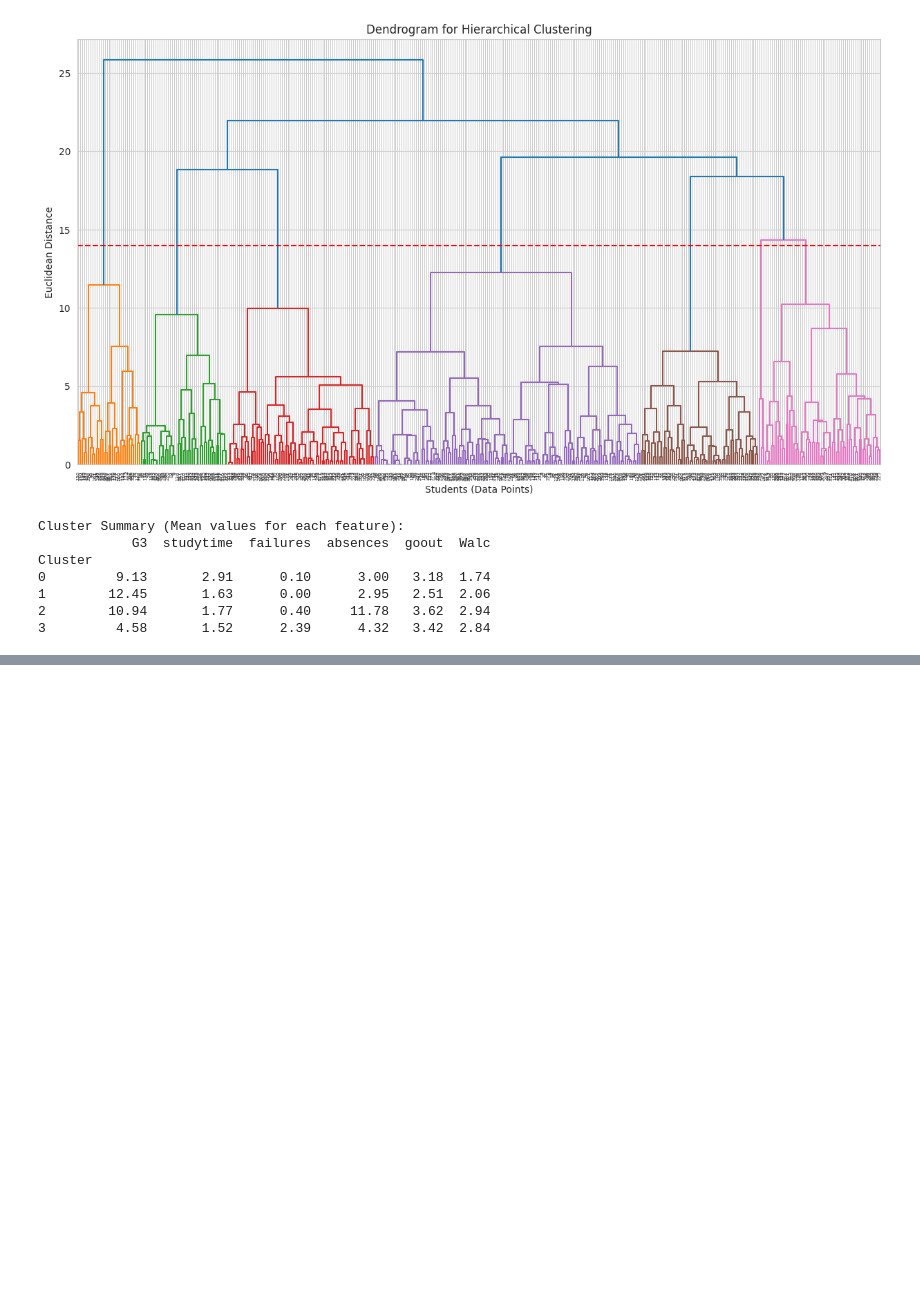
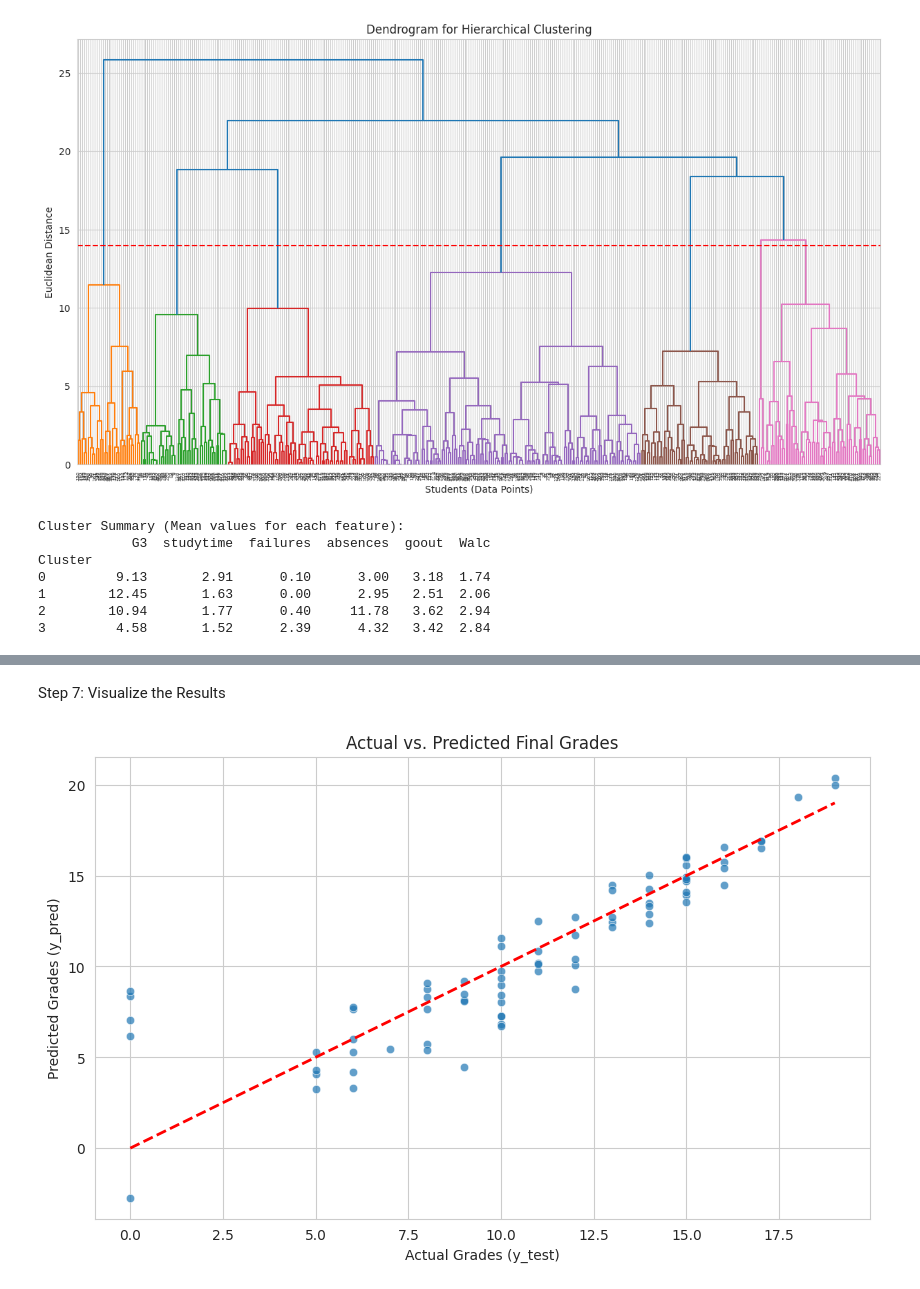
Before and after one commit to Ayushmaan101/EDA-CourseProject, a Jupyter notebook: 22BDS0367.ipynb, the cells around one changed output, grey strips where cells are left out. Cells and saved outputs as stored; diff of their text form; code cells hidden in the pictures; blank space fills up the shorter version.

Commit message:
Add files via upload
Completed Phase 3: Added PCA and Regression Model

```diff
--- a/22BDS0367.ipynb
+++ b/22BDS0367.ipynb
@@ -562,0 +667,15 @@ Cluster
+# %%
+# Define the target variable (y)
+y = df['G3']
+
+# Define the features (X)
+# We'll select a strong mix of numerical and categorical features
+features = [
+    'G1', 'G2', 'studytime', 'failures', 'absences', 'Medu', 'Fedu',
+    'goout', 'Dalc', 'Walc', 'health', 'age', 'sex', 'internet',
+    'romantic', 'higher', 'schoolsup', 'famsup'
+]
+
+X = df[features]
+
+print("Done preparing X and y.")
@@ -562,0 +716,8 @@ Cluster
+# %%
+# Initialize the model
+model = LinearRegression()
+
+# Train the model
+model.fit(X_train_processed, y_train)
+
+print("Model trained successfully!")
@@ -562,0 +730,3 @@ Cluster
+# %%
+# Use the trained model to make predictions on the test set
+y_pred = model.predict(X_test_processed)
@@ -562,0 +759,14 @@ Cluster
+# %% [markdown]
+Step 7: Visualize the Results
+# %%
+# Plot actual vs. predicted values
+plt.figure(figsize=(10, 6))
+sns.scatterplot(x=y_test, y=y_pred, alpha=0.7)
+plt.plot([y_test.min(), y_test.max()], [y_test.min(), y_test.max()], '--', color='red', linewidth=2) # Perfect prediction line
+plt.title('Actual vs. Predicted Final Grades')
+plt.xlabel('Actual Grades (y_test)')
+plt.ylabel('Predicted Grades (y_pred)')
+plt.grid(True)
+plt.show()
+# %% [output]
+[figure, added]
```
Also changed, not shown: parts of 23 cells of this notebook.
